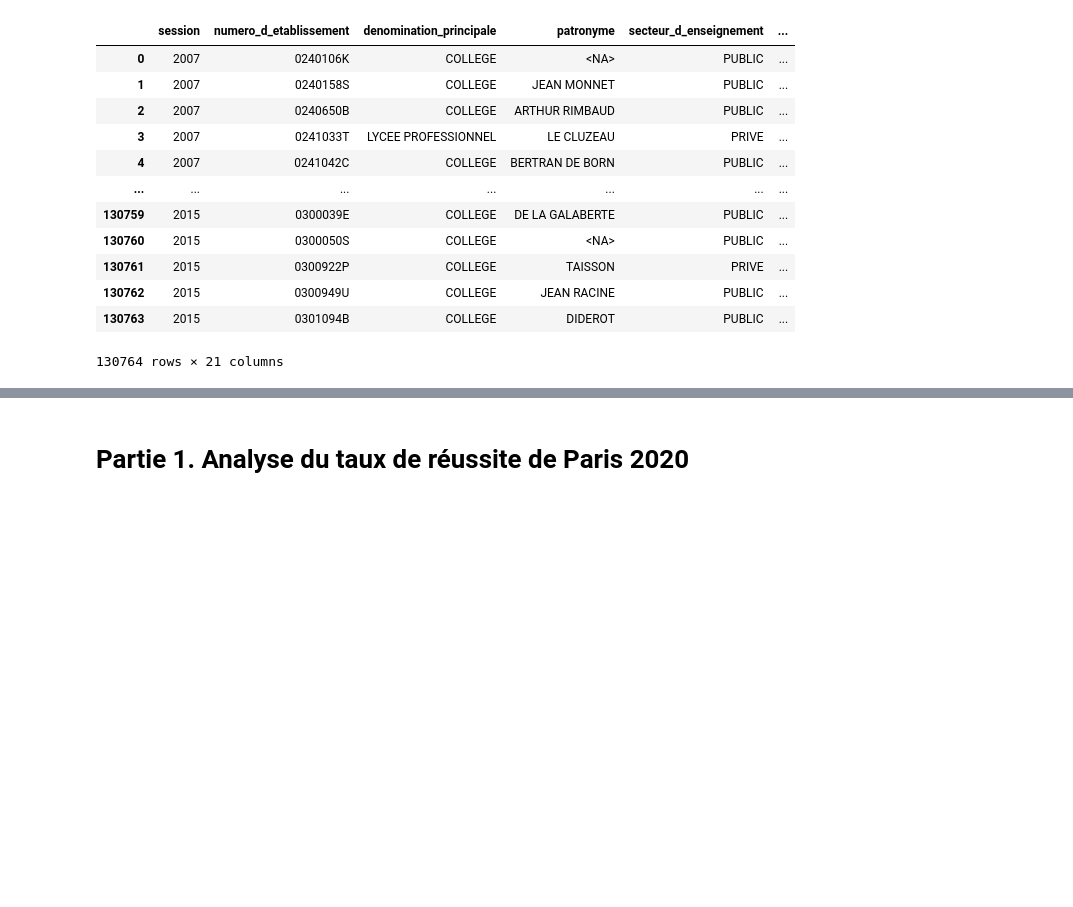
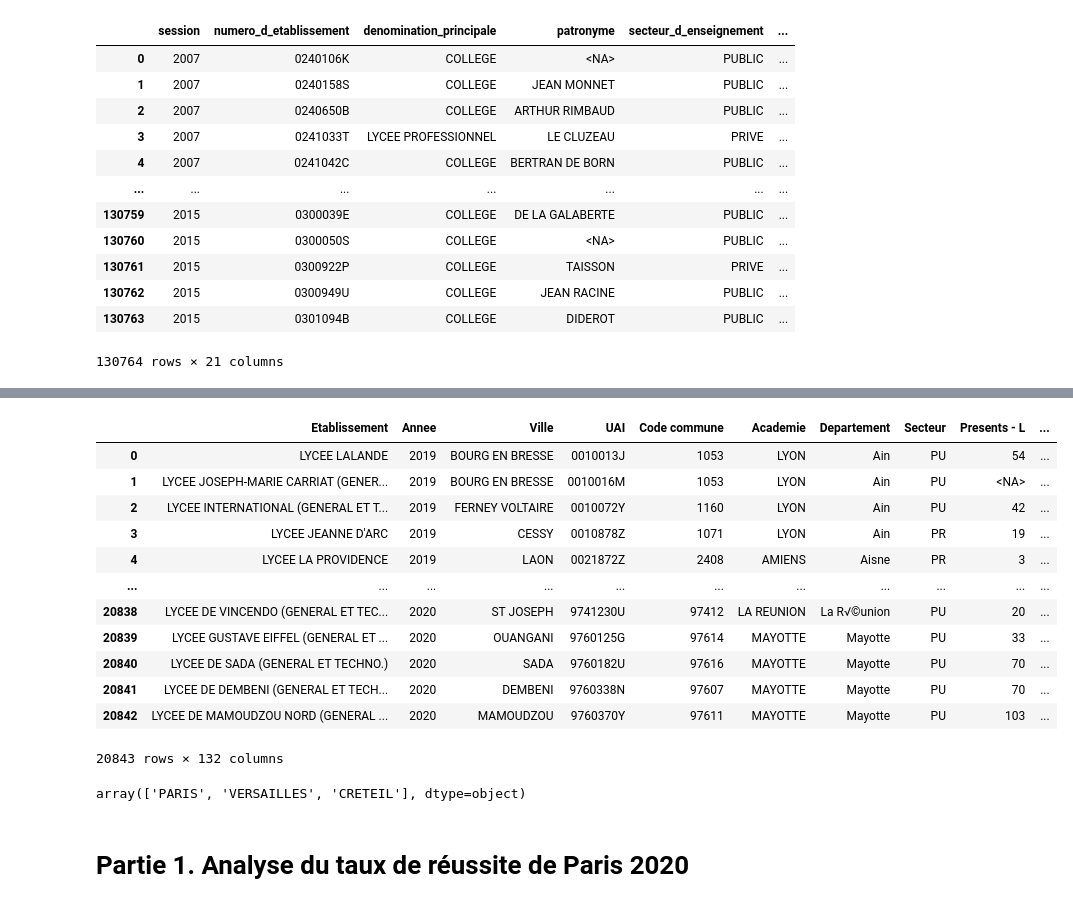
Before and after one commit to AleMax2/Project-python, a Jupyter notebook: AnalyseDescriptive.ipynb, the cells around one changed output, grey strips where cells are left out. Drawn from its saved outputs; the diff is of its cells as text; code cells hidden in the pictures; blank space fills up the shorter version.

```diff
--- a/AnalyseDescriptive.ipynb
+++ b/AnalyseDescriptive.ipynb
@@ -16,7 +16,5 @@ import warnings
 from  matplotlib.colors import LinearSegmentedColormap
 if not sys.warnoptions:
     warnings.simplefilter("ignore")
-pd.options.display.max_columns = None
-pd.options.display.max_rows = None
 # %%
 df_brevet=pd.read_csv("fr-en-dnb-par-etablissement.csv",  encoding='utf-8-sig', sep=';',na_values=["-"])
@@ -59,0 +53,21 @@ array(['PARIS', 'VERSAILLES', 'CRETEIL'], dtype=object)
+# %%
+# Base de données pour l'analyse de BAC
+df_bac=pd.read_csv('fr-en-indicateurs-de-resultat-des-lycees-denseignement-general-et-technologique.csv',   encoding='utf-8-sig', sep=';')
+# %%
+#Convertir automatiquement les données
+df_bac.convert_dtypes(infer_objects=True, convert_string=True,
+      convert_integer=True, convert_boolean=True, convert_floating=True)
+# %% [output]
+|  | Etablissement | Annee | Ville | UAI | Code commune | Academie | Departement | Secteur | Presents - L | ... |
+| 0 | LYCEE LALANDE | 2019 | BOURG EN BRESSE | 0010013J | 1053 | LYON | Ain | PU | 54 | ... |
+| 1 | LYCEE JOSEPH-MARIE CARRIAT (GENER... | 2019 | BOURG EN BRESSE | 0010016M | 1053 | LYON | Ain | PU | <NA> | ... |
+| 2 | LYCEE INTERNATIONAL (GENERAL ET T... | 2019 | FERNEY VOLTAIRE | 0010072Y | 1160 | LYON | Ain | PU | 42 | ... |
+| 3 | LYCEE JEANNE D'ARC | 2019 | CESSY | 0010878Z | 1071 | LYON | Ain | PR | 19 | ... |
+| 4 | LYCEE LA PROVIDENCE | 2019 | LAON | 0021872Z | 2408 | AMIENS | Aisne | PR | 3 | ... |
+| ... | ... | ... | ... | ... | ... | ... | ... | ... | ... | ... |
+| 20838 | LYCEE DE VINCENDO (GENERAL ET TEC... | 2020 | ST JOSEPH | 9741230U | 97412 | LA REUNION | La R√©union | PU | 20 | ... |
+| 20839 | LYCEE GUSTAVE EIFFEL (GENERAL ET ... | 2020 | OUANGANI | 9760125G | 97614 | MAYOTTE | Mayotte | PU | 33 | ... |
+| 20840 | LYCEE DE SADA (GENERAL ET TECHNO.) | 2020 | SADA | 9760182U | 97616 | MAYOTTE | Mayotte | PU | 70 | ... |
+| 20841 | LYCEE DE DEMBENI (GENERAL ET TECH... | 2020 | DEMBENI | 9760338N | 97607 | MAYOTTE | Mayotte | PU | 70 | ... |
+| 20842 | LYCEE DE MAMOUDZOU NORD (GENERAL ... | 2020 | MAMOUDZOU | 9760370Y | 97611 | MAYOTTE | Mayotte | PU | 103 | ... |
+20843 rows × 132 columns
@@ -60,3 +126,7 @@ array(['PARIS', 'VERSAILLES', 'CRETEIL'], dtype=object)
+# %%
+df1_bac['Academie'].unique()
+# %% [output]
+array(['PARIS', 'VERSAILLES', 'CRETEIL'], dtype=object)
 # %%
 cmap=LinearSegmentedColormap.from_list('rg',["r", "w", "g"], N=256)
 # %% [markdown]
```
Also changed, not shown: parts of 25 cells of this notebook.
